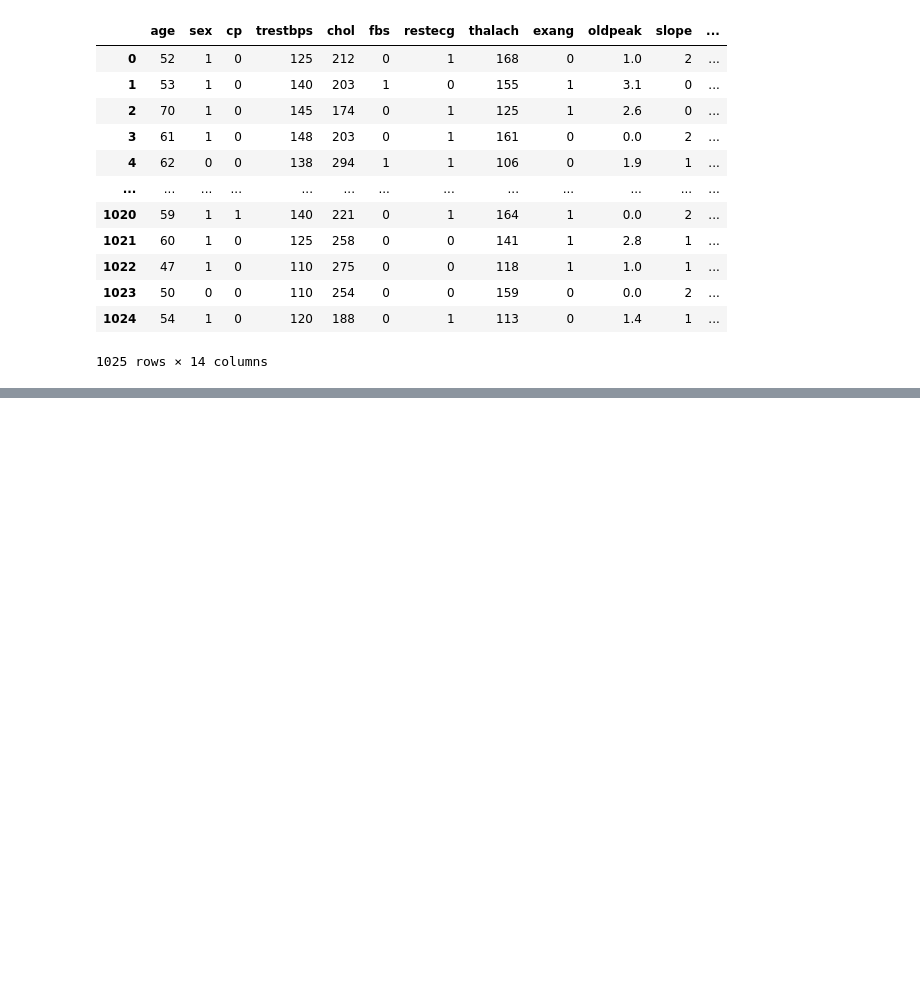
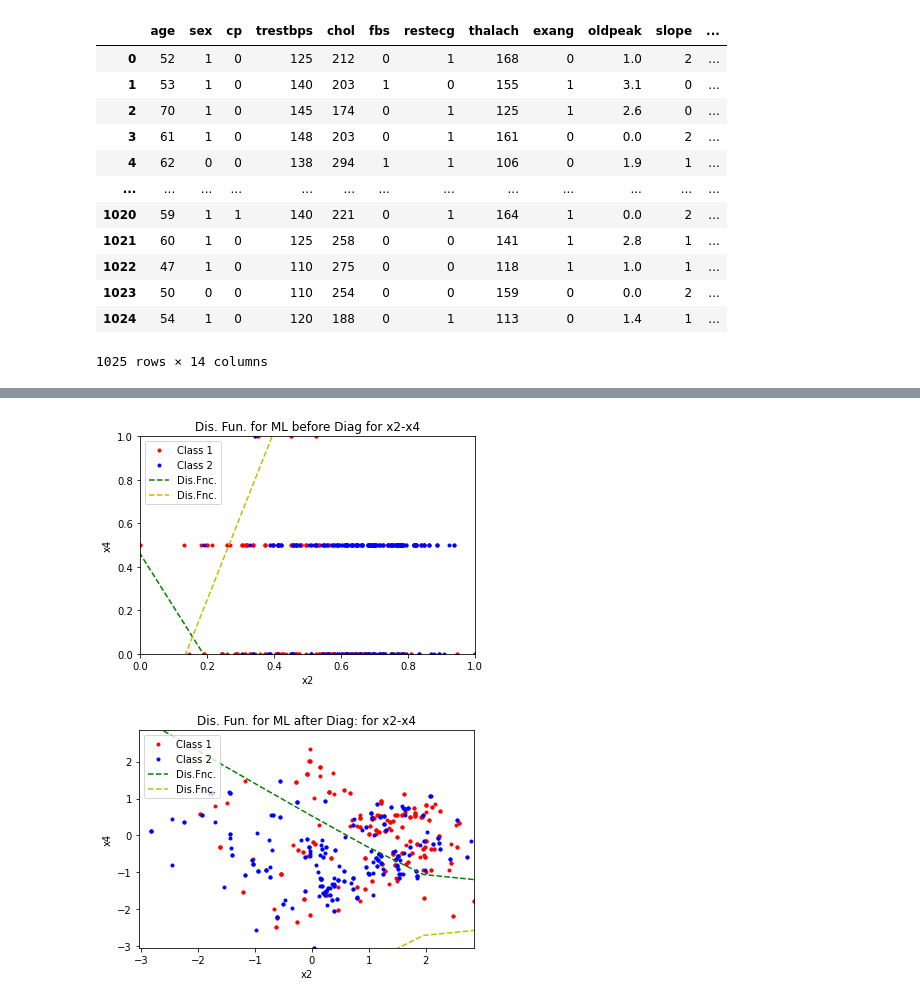
Before and after one commit to zahrafali/PatternRecognition, a Jupyter notebook: PR_Project.ipynb, the cells around one changed output, grey strips where cells are left out. Drawn from its saved outputs; the diff is of its cells as text; code cells hidden in the pictures; blank space fills up the shorter version.

```diff
--- a/PR_Project.ipynb
+++ b/PR_Project.ipynb
@@ -248,0 +595,10 @@ bayesDiscriminant(v1_ml_estimated_mean, v2_ml_estimated_mean, v1_ml_estimated_co
+# %%
+#@title Plotting Bayes dicriminant for MLE
+
+bayesDiscriminant(x1_ml_estimated_mean, x2_ml_estimated_mean, x1_ml_estimated_cov,
+                                    x2_ml_estimated_cov, x1_matrix, x2_matrix, p1, p2, 2, 4, 'ML before Diag')
+bayesDiscriminant(v1_ml_estimated_mean, v2_ml_estimated_mean, v1_ml_estimated_cov,
+                                    v2_ml_estimated_cov, v1_matrix, np.array(v2_matrix), p1, p2, 2, 4, 'ML after Diag:')
+# %% [output]
+[figure, added]
+[figure, added]
```
Also changed, not shown: parts of 29 cells of this notebook.
